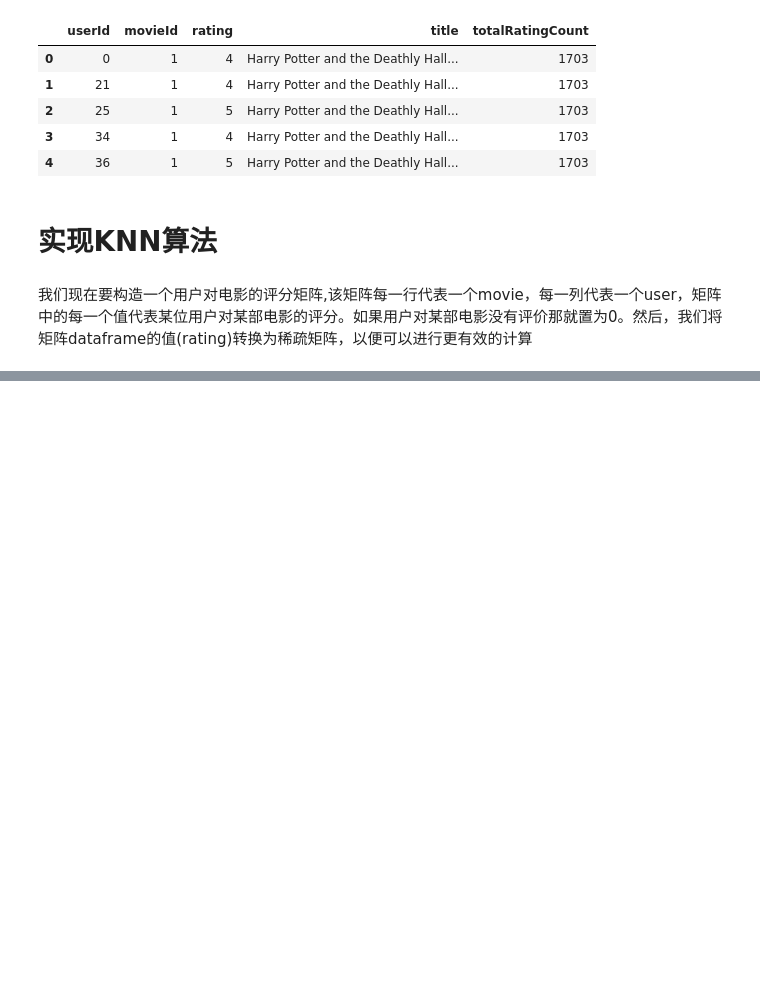
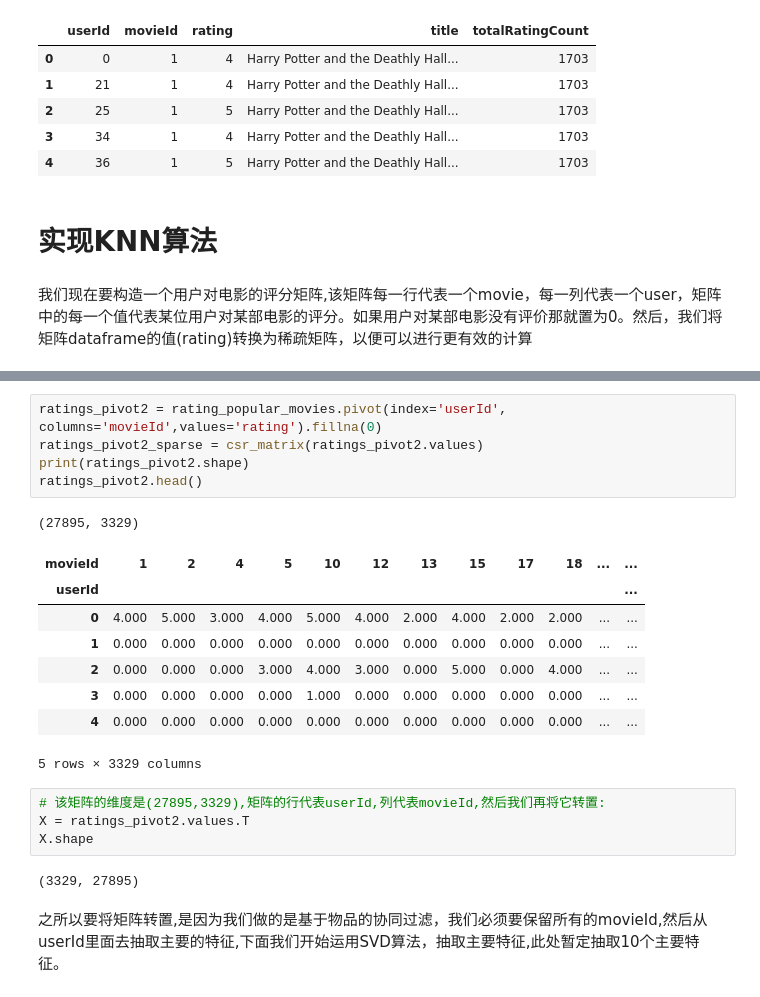
Before and after one commit to aircov/-, a Jupyter notebook: recmd/02-豆瓣电影-基于物品的协同过滤推荐系统(ItemCF) 2.ipynb, the cells around one changed output, grey strips where cells are left out. Cells and saved outputs as stored; diff of their text form; blank space fills up the shorter version.

```diff
--- a/recmd/02-豆瓣电影-基于物品的协同过滤推荐系统(ItemCF) 2.ipynb
+++ b/recmd/02-豆瓣电影-基于物品的协同过滤推荐系统(ItemCF) 2.ipynb
@@ -203,0 +244,23 @@ MemoryError:
+# %%
+ratings_pivot2 = rating_popular_movies.pivot(index='userId', columns='movieId',values='rating').fillna(0)
+ratings_pivot2_sparse = csr_matrix(ratings_pivot2.values)
+print(ratings_pivot2.shape)
+ratings_pivot2.head()
+# %% [output]
+(27895, 3329)
+| movieId | 1 | 2 | 4 | 5 | 10 | 12 | 13 | 15 | 17 | 18 | ... | ... |
+| userId |  |  |  |  |  |  |  |  |  |  |  | ... |
+| 0 | 4.000 | 5.000 | 3.000 | 4.000 | 5.000 | 4.000 | 2.000 | 4.000 | 2.000 | 2.000 | ... | ... |
+| 1 | 0.000 | 0.000 | 0.000 | 0.000 | 0.000 | 0.000 | 0.000 | 0.000 | 0.000 | 0.000 | ... | ... |
+| 2 | 0.000 | 0.000 | 0.000 | 3.000 | 4.000 | 3.000 | 0.000 | 5.000 | 0.000 | 4.000 | ... | ... |
+| 3 | 0.000 | 0.000 | 0.000 | 0.000 | 1.000 | 0.000 | 0.000 | 0.000 | 0.000 | 0.000 | ... | ... |
+| 4 | 0.000 | 0.000 | 0.000 | 0.000 | 0.000 | 0.000 | 0.000 | 0.000 | 0.000 | 0.000 | ... | ... |
+5 rows × 3329 columns
+# %%
+# 该矩阵的维度是(27895,3329),矩阵的行代表userId,列代表movieId,然后我们再将它转置:
+X = ratings_pivot2.values.T
+X.shape
+# %% [output]
+(3329, 27895)
+# %% [markdown]
+之所以要将矩阵转置,是因为我们做的是基于物品的协同过滤，我们必须要保留所有的movieId,然后从userId里面去抽取主要的特征,下面我们开始运用SVD算法，抽取主要特征,此处暂定抽取10个主要特征。
```
Also changed, not shown: parts of 17 cells of this notebook, 6 other files.
